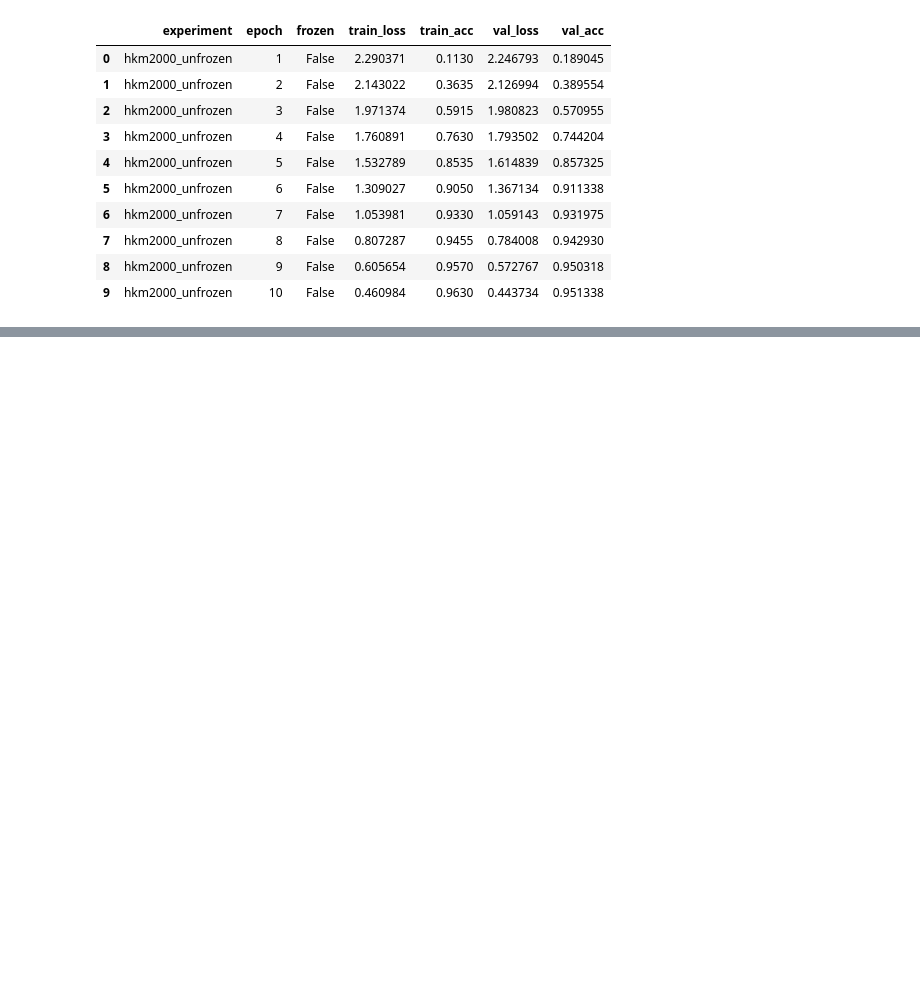
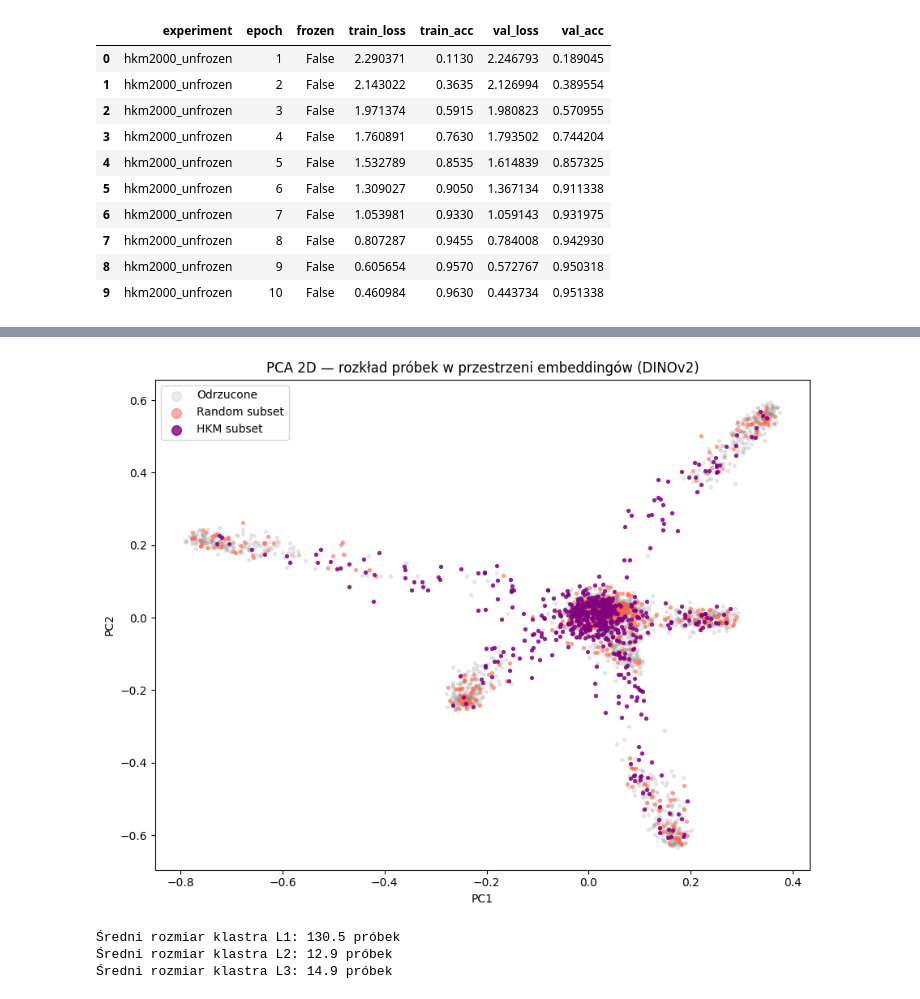
Before and after one commit to DaminikaDz/Data_Ranking_Training_Dynamics, a Jupyter notebook: src/colab.ipynb, the cells around one changed output, grey strips where cells are left out. Cells and saved outputs as stored; diff of their text form; code cells hidden in the pictures; blank space fills up the shorter version.

```diff
--- a/src/colab.ipynb
+++ b/src/colab.ipynb
@@ -340,0 +541,69 @@ new_result
+# %%
+from sklearn.decomposition import PCA
+
+n_vis = 3000
+vis_idx = np.random.choice(len(train_embeddings), n_vis, replace=False)
+
+pca = PCA(n_components=2, random_state=42)
+emb_2d = pca.fit_transform(train_embeddings[vis_idx])
+
+# Etykiety: 0=odrzucone, 1=random, 2=HKM
+labels_vis = np.zeros(n_vis, dtype=int)
+vis_set    = set(vis_idx.tolist())
+hkm_set    = set(sampled_indices)
+rand_set   = set(random_indices)
+
+for k, idx in enumerate(vis_idx):
+    if idx in hkm_set:
+        labels_vis[k] = 2
+    elif idx in rand_set:
+        labels_vis[k] = 1
+
+fig, ax = plt.subplots(figsize=(9, 7))
+colors = {0: ("gray", 0.15, "Odrzucone"),
+          1: ("tomato", 0.5,  "Random subset"),
+          2: ("purple", 0.8,  "HKM subset")}
+
+for lbl, (color, alpha, name) in colors.items():
+    mask = labels_vis == lbl
+    ax.scatter(emb_2d[mask, 0], emb_2d[mask, 1],
+               c=color, alpha=alpha, s=8, label=name, rasterized=True)
+
+ax.set_title("PCA 2D — rozkład próbek w przestrzeni embeddingów (DINOv2)")
+ax.legend(markerscale=3)
+ax.set_xlabel("PC1")
+ax.set_ylabel("PC2")
+plt.tight_layout()
+plt.savefig("pca_subsets.png", dpi=150)
+plt.show()
+# %% [output]
+[figure, added]
+# %%
+sampled_indices = np.array(sampled_indices)
+random_indices  = np.array(random_indices)
+hkm_set  = set(sampled_indices.tolist())
+rand_set = set(random_indices.tolist())
+n        = len(train_embeddings)
+
+# Dla każdej próbki: do jakiego klastra należy na każdym poziomie
+l1_asgn = clusters[0]['assignment']  # (9469,) → klaster spośród 1000
+l2_asgn = clusters[1]['assignment']  # (9469,) → klaster spośród 300
+l3_asgn = clusters[2]['assignment']  # (9469,) → klaster spośród 100
+
+# Rozmiar klastra na każdym poziomie (ile próbek w tym samym klastrze)
+def cluster_sizes(assignments):
+    unique, counts = np.unique(assignments, return_counts=True)
+    size_map = dict(zip(unique.tolist(), counts.tolist()))
+    return np.array([size_map[a] for a in assignments])
+
+l1_sizes = cluster_sizes(l1_asgn)  # im mniejszy = rzadszy = "cenniejszy"
+l2_sizes = cluster_sizes(l2_asgn)
+l3_sizes = cluster_sizes(l3_asgn)
+
+print(f"Średni rozmiar klastra L1: {l1_sizes.mean():.1f} próbek")
+print(f"Średni rozmiar klastra L2: {l2_sizes.mean():.1f} próbek")
+print(f"Średni rozmiar klastra L3: {l3_sizes.mean():.1f} próbek")
+# %% [output]
+Średni rozmiar klastra L1: 130.5 próbek
+Średni rozmiar klastra L2: 12.9 próbek
+Średni rozmiar klastra L3: 14.9 próbek
```
Also changed, not shown: parts of 19 cells of this notebook.
